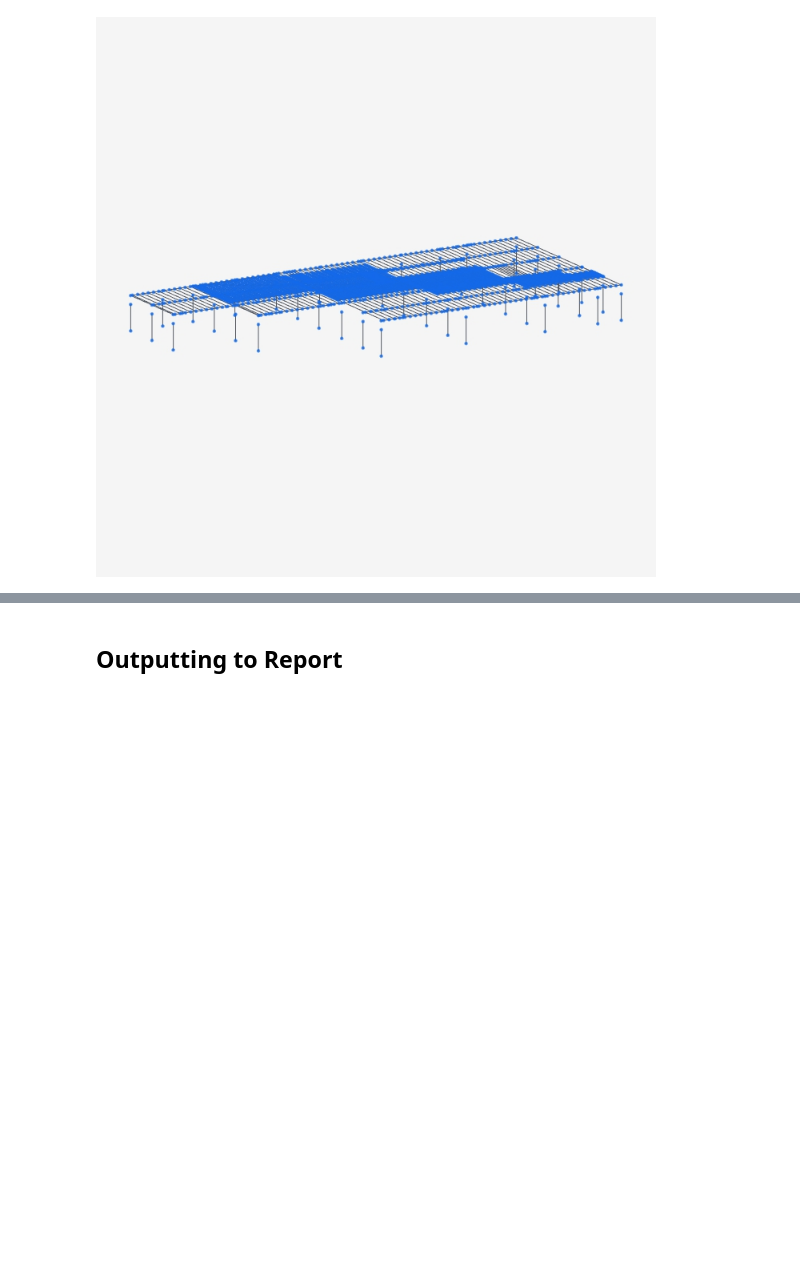
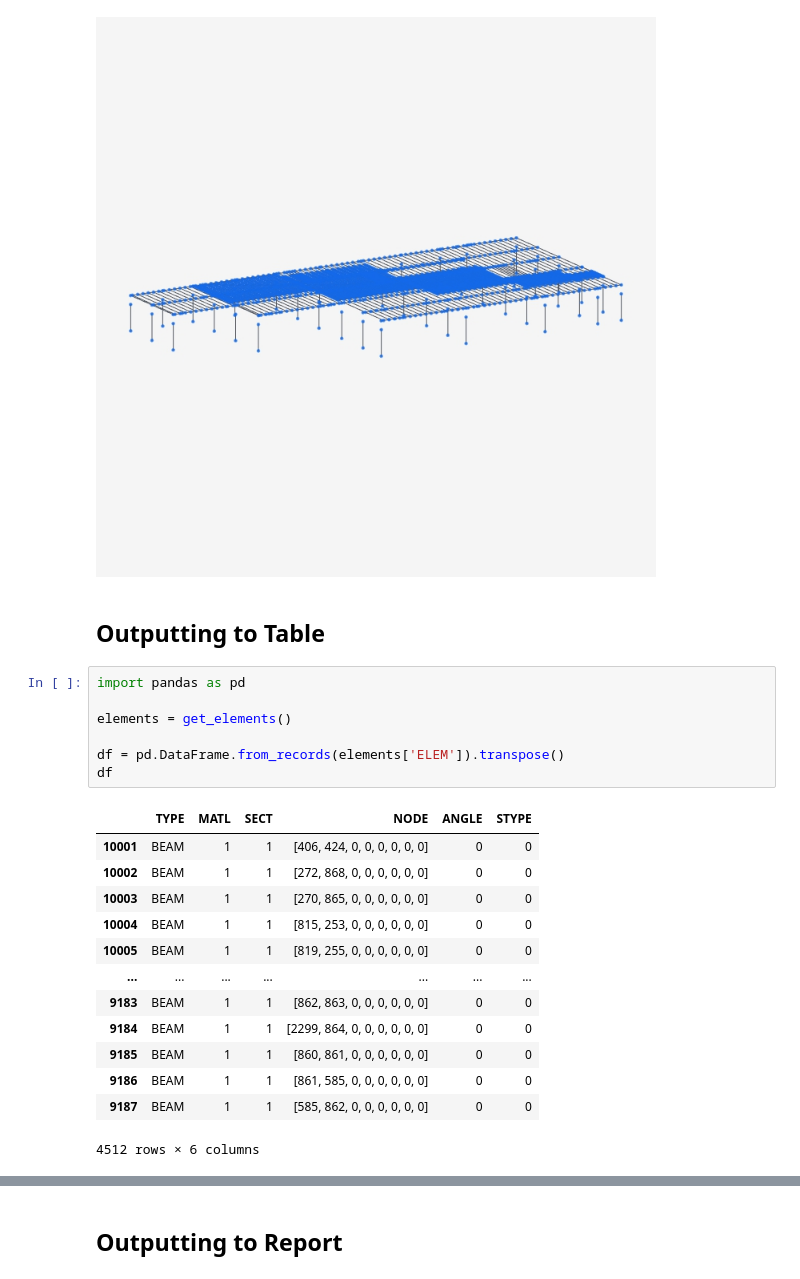
Before and after one commit to drparks71/civilpy, a Jupyter notebook: Notebooks/Midas API Presentation.ipynb, the cells around one changed output, grey strips where cells are left out. Drawn from its saved outputs; the diff is of its cells as text; blank space fills up the shorter version.

```diff
--- a/Notebooks/Midas API Presentation.ipynb
+++ b/Notebooks/Midas API Presentation.ipynb
@@ -422,3 +494,26 @@ from IPython.display import Image
 Image(filename="C:\\Program Files\\MIDAS\\midas Civil\\Tutorial\\api_res\\image.jpg")
 # %% [output]
 [figure]
+# %% [markdown]
+## Outputting to Table
+# %%
+import pandas as pd
+
+elements = get_elements()
+
+df = pd.DataFrame.from_records(elements['ELEM']).transpose()
+df
+# %% [output]
+|  | TYPE | MATL | SECT | NODE | ANGLE | STYPE |
+| 10001 | BEAM | 1 | 1 | [406, 424, 0, 0, 0, 0, 0, 0] | 0 | 0 |
+| 10002 | BEAM | 1 | 1 | [272, 868, 0, 0, 0, 0, 0, 0] | 0 | 0 |
+| 10003 | BEAM | 1 | 1 | [270, 865, 0, 0, 0, 0, 0, 0] | 0 | 0 |
+| 10004 | BEAM | 1 | 1 | [815, 253, 0, 0, 0, 0, 0, 0] | 0 | 0 |
+| 10005 | BEAM | 1 | 1 | [819, 255, 0, 0, 0, 0, 0, 0] | 0 | 0 |
+| ... | ... | ... | ... | ... | ... | ... |
+| 9183 | BEAM | 1 | 1 | [862, 863, 0, 0, 0, 0, 0, 0] | 0 | 0 |
+| 9184 | BEAM | 1 | 1 | [2299, 864, 0, 0, 0, 0, 0, 0] | 0 | 0 |
+| 9185 | BEAM | 1 | 1 | [860, 861, 0, 0, 0, 0, 0, 0] | 0 | 0 |
+| 9186 | BEAM | 1 | 1 | [861, 585, 0, 0, 0, 0, 0, 0] | 0 | 0 |
+| 9187 | BEAM | 1 | 1 | [585, 862, 0, 0, 0, 0, 0, 0] | 0 | 0 |
+4512 rows × 6 columns
```
Also changed, not shown: parts of 20 cells of this notebook, 3 other files.
